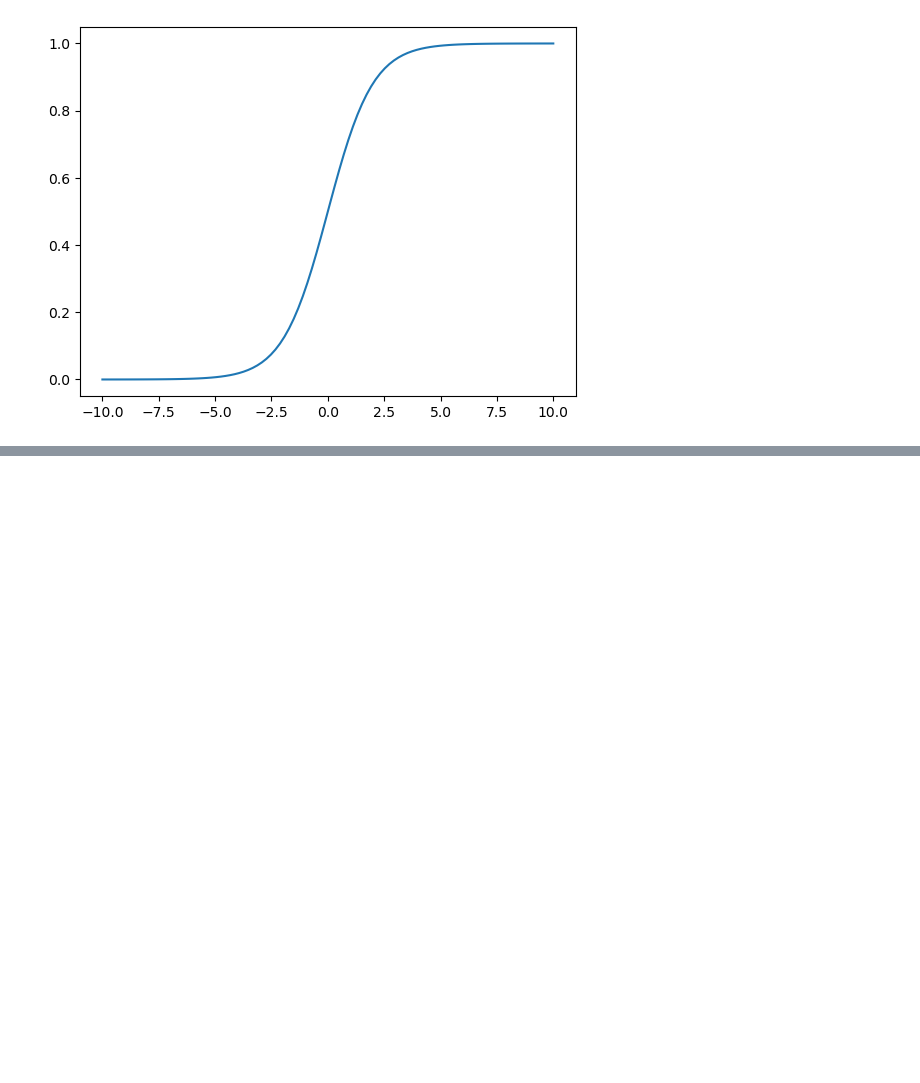
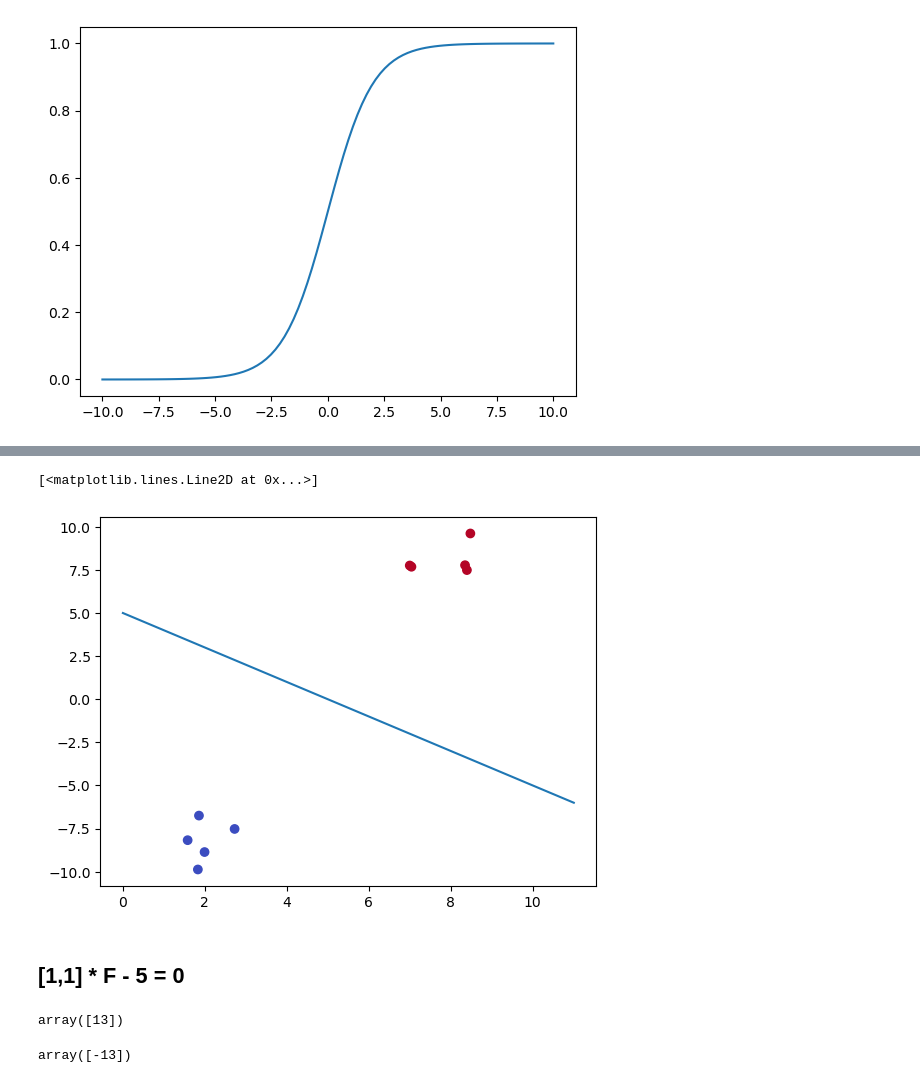
Before and after one commit to jerivasuaq/tensorlow, a Jupyter notebook: classification.ipynb, the cells around one changed output, grey strips where cells are left out. Drawn from its saved outputs; the diff is of its cells as text; code cells hidden in the pictures; blank space fills up the shorter version.

```diff
--- a/classification.ipynb
+++ b/classification.ipynb
@@ -16,0 +54,20 @@ from sklearn.datasets import make_blobs
+# %%
+x = np.linspace(0,11,10)
+y = -x + 5
+plt.scatter(features[:,0], features[:,1], c=labels, cmap='coolwarm')
+plt.plot(x,y)
+# %% [output]
+[<matplotlib.lines.Line2D at 0x...>]
+[figure, added]
+# %% [markdown]
+## [1,1] * F - 5 = 0
+# %%
+F = [[8],[10]]
+np.array([1,1]).dot(np.array(F)) - 5
+# %% [output]
+array([13])
+# %%
+F = [[2],[-10]]
+np.array([1,1]).dot(np.array(F)) - 5
+# %% [output]
+array([-13])
```
Also changed, not shown: parts of 7 cells of this notebook, 2 other files.
